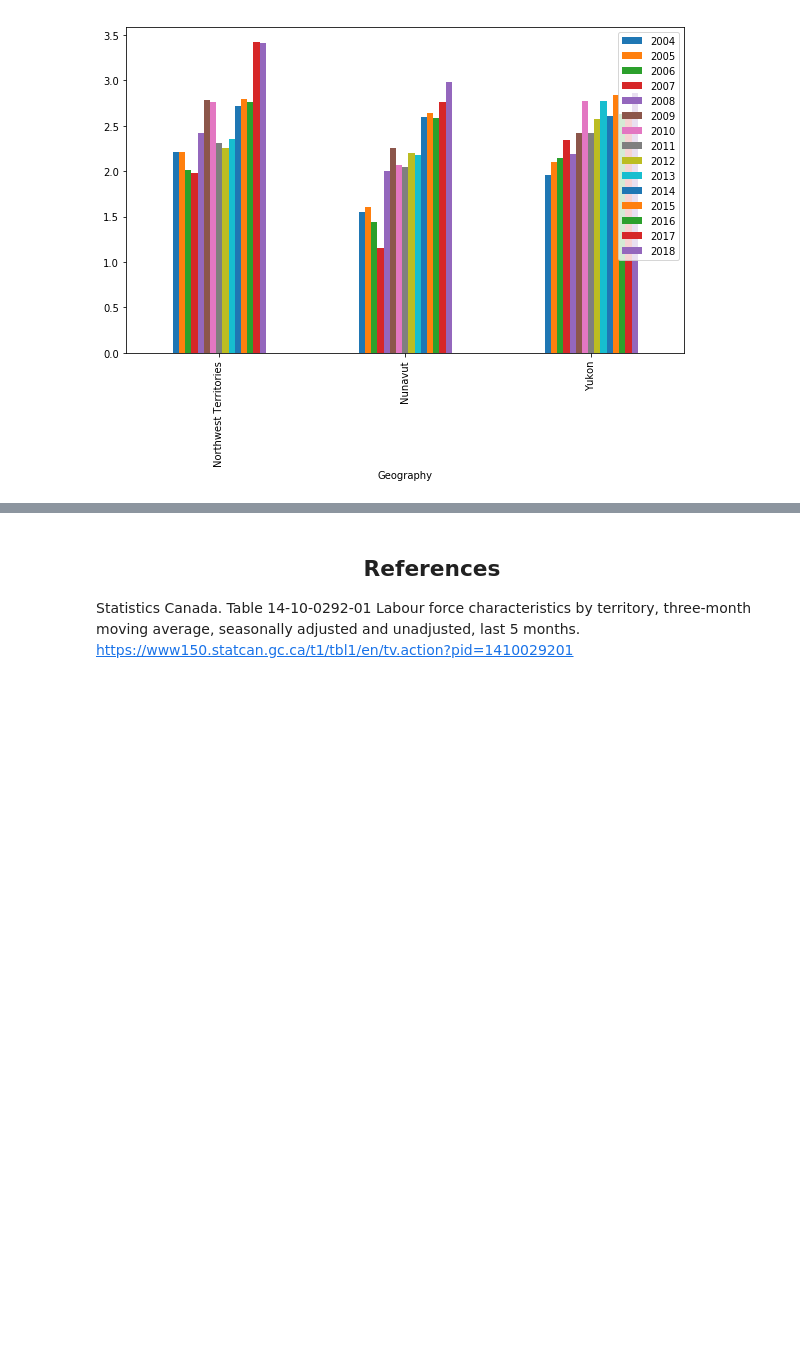
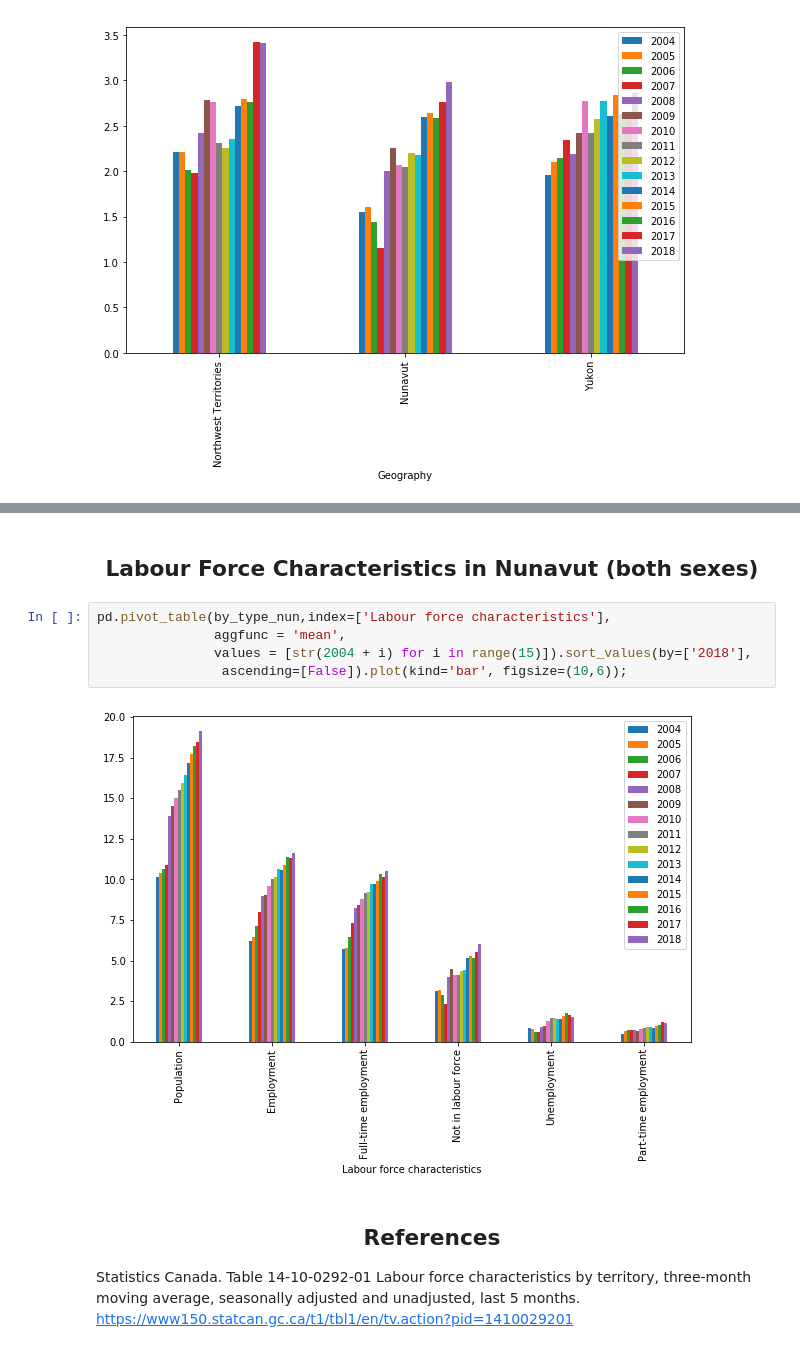
Before and after one commit to callysto/notebook-templates, a Jupyter notebook: Python_Packages_Investigations/STATS_CAN_API/Demo_Package/Stats_Can_Visualizing.ipynb, the cells around one changed output, grey strips where cells are left out. Drawn from its saved outputs; the diff is of its cells as text; blank space fills up the shorter version.

```diff
--- a/Python_Packages_Investigations/STATS_CAN_API/Demo_Package/Stats_Can_Visualizing.ipynb
+++ b/Python_Packages_Investigations/STATS_CAN_API/Demo_Package/Stats_Can_Visualizing.ipynb
@@ -462,3 +535,12 @@ pd.pivot_table(all_regions,index=['Geography'],
+# %% [markdown]
+<h2 align='center'>Labour Force Characteristics in Nunavut (both sexes)</h2>
+# %%
+pd.pivot_table(by_type_nun,index=['Labour force characteristics'],
+               aggfunc = 'mean',
+               values = [str(2004 + i) for i in range(15)]).sort_values(by=['2018'],
+                ascending=[False]).plot(kind='bar', figsize=(10,6));
+# %% [output]
+[figure, added]
 # %% [markdown]
 <h2 align='center'>References</h2>
 
```
Also changed, not shown: parts of 10 cells of this notebook.
